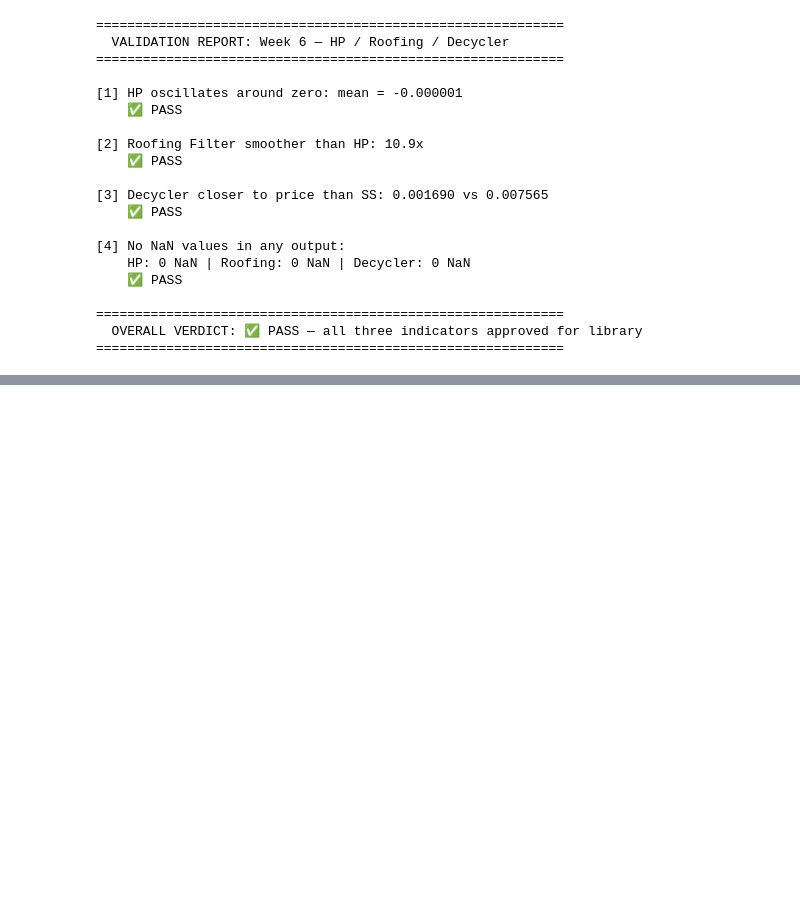
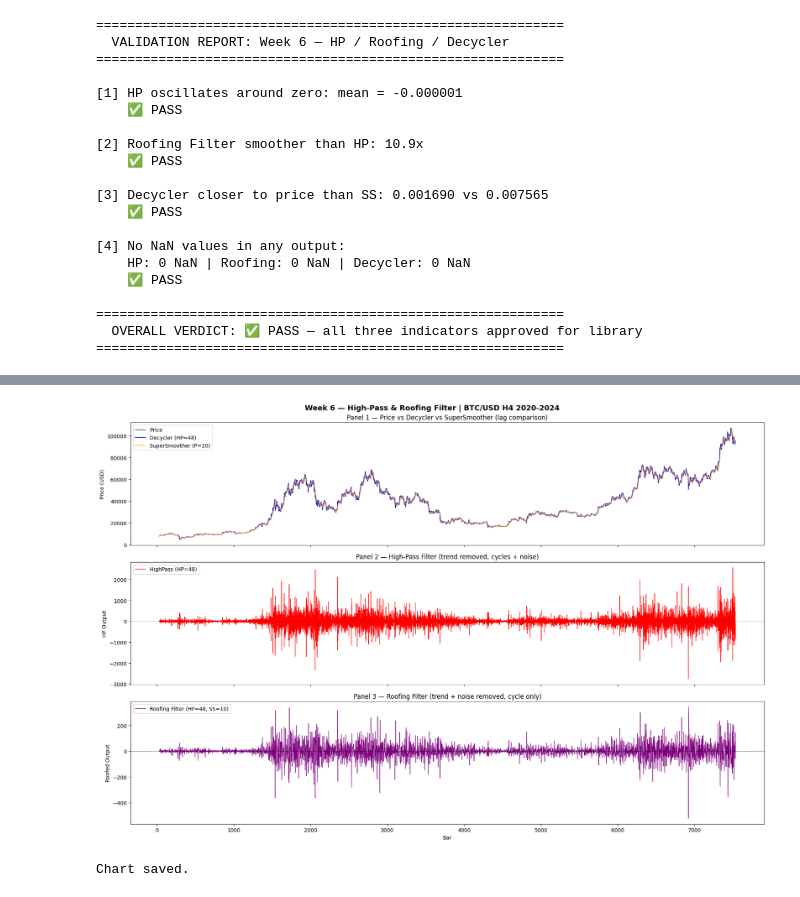
Before and after one commit to eyalperel/fx-trading-systems, a Jupyter notebook: analysis/notebooks/HighPass_RoofingFilter_Analysis.ipynb, the cells around one changed output, grey strips where cells are left out. Cells and saved outputs as stored; diff of their text form; code cells hidden in the pictures; blank space fills up the shorter version.

Commit message:
analysis: Week 6 BTC/USD H4 validation + cross-asset comparison complete

```diff
--- a/analysis/notebooks/HighPass_RoofingFilter_Analysis.ipynb
+++ b/analysis/notebooks/HighPass_RoofingFilter_Analysis.ipynb
@@ -236,0 +240,5 @@ print(f"{'=' * 60}")
+# %%
+import pandas as pd
+import numpy as np
+import matplotlib.pyplot as plt
+WARMUP = 30
@@ -236,0 +278,36 @@ print(f"{'=' * 60}")
+# %%
+# Three-panel chart for BTC/USD H4
+fig, axes = plt.subplots(3, 1, figsize=(18, 12), sharex=True)
+
+# --- Panel 1: Price vs Decycler vs SuperSmoother ---
+axes[0].plot(dc_btc['Bar'], dc_btc['Close'],    color='black',  linewidth=0.8, label='Price')
+axes[0].plot(dc_btc['Bar'], dc_btc['Decycler'], color='blue',   linewidth=1.2, label='Decycler (HP=48)')
+axes[0].plot(dc_btc['Bar'], dc_btc['SS'],       color='orange', linewidth=1.2, label='SuperSmoother (P=20)')
+axes[0].set_title('Panel 1 — Price vs Decycler vs SuperSmoother (lag comparison)')
+axes[0].legend()
+axes[0].set_ylabel('Price (USD)')
+
+# --- Panel 2: High-Pass Filter ---
+axes[1].plot(hp_btc['Bar'], hp_btc['HP'], color='red', linewidth=0.8, label='HighPass (HP=48)')
+axes[1].axhline(0, color='black', linewidth=0.5, linestyle='--')
+axes[1].set_title('Panel 2 — High-Pass Filter (trend removed, cycles + noise)')
+axes[1].legend()
+axes[1].set_ylabel('HP Output')
+
+# --- Panel 3: Roofing Filter ---
+axes[2].plot(roof_btc['Bar'], roof_btc['Roofed'], color='purple', linewidth=0.8, label='Roofing Filter (HP=48, SS=10)')
+axes[2].axhline(0, color='black', linewidth=0.5, linestyle='--')
+axes[2].set_title('Panel 3 — Roofing Filter (trend + noise removed, cycle only)')
+axes[2].legend()
+axes[2].set_ylabel('Roofed Output')
+axes[2].set_xlabel('Bar')
+
+plt.suptitle('Week 6 — High-Pass & Roofing Filter | BTC/USD H4 2020-2024',
+             fontsize=14, fontweight='bold')
+plt.tight_layout()
+plt.savefig('HP_RoofingFilter_BTC_Visual.png', dpi=150, bbox_inches='tight')
+plt.show()
+print("Chart saved.")
+# %% [output]
+[figure, added]
+Chart saved.
```
Also changed, not shown: parts of 5 cells of this notebook, 1 other file.
